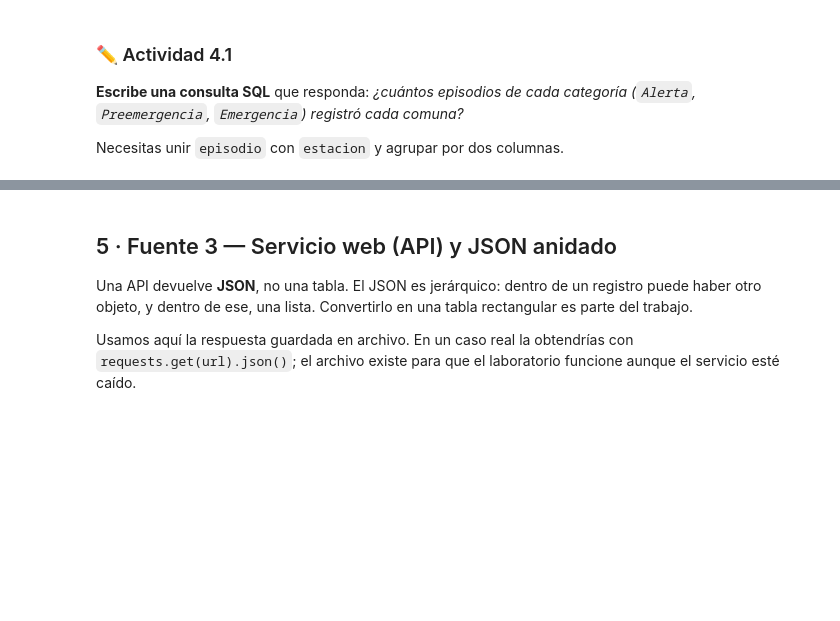
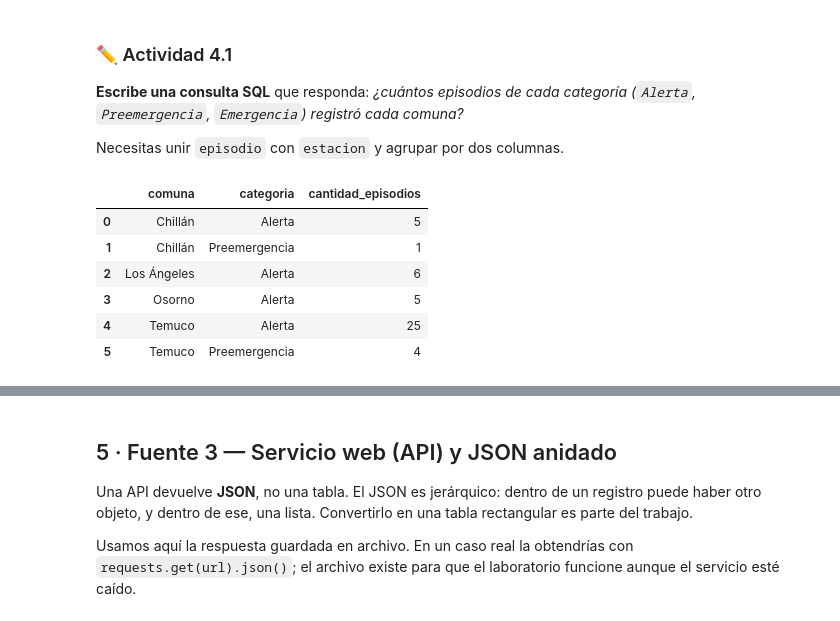
Before and after one commit to rgonzalezp-ucsc/Ciencia-de-Datos_UCSC_Rodrigo_G, a Jupyter notebook: 2_S1_Notebook_Base_CDD_GONZALEZ_RODRIGO.ipynb, the cells around one changed output, grey strips where cells are left out. Saved outputs shown, nothing was run; the diff lists cells and outputs as text; code cells hidden in the pictures; blank space fills up the shorter version.

```diff
--- a/2_S1_Notebook_Base_CDD_GONZALEZ_RODRIGO.ipynb
+++ b/2_S1_Notebook_Base_CDD_GONZALEZ_RODRIGO.ipynb
@@ -275,0 +287,27 @@ con.close()
+# %%
+consulta_2 = '''
+SELECT
+    e.comuna,
+    ep.categoria,
+    COUNT(*) AS cantidad_episodios
+FROM episodio AS ep
+INNER JOIN estacion AS e
+    ON ep.estacion_id = e.estacion_id
+GROUP BY
+    e.comuna,
+    ep.categoria
+ORDER BY
+    e.comuna,
+    ep.categoria;
+'''
+
+df = pd.read_sql_query(consulta_2, con)
+display(df)
+# %% [output]
+|  | comuna | categoria | cantidad_episodios |
+| 0 | Chillán | Alerta | 5 |
+| 1 | Chillán | Preemergencia | 1 |
+| 2 | Los Ángeles | Alerta | 6 |
+| 3 | Osorno | Alerta | 5 |
+| 4 | Temuco | Alerta | 25 |
+| 5 | Temuco | Preemergencia | 4 |
```
Also changed, not shown: parts of 10 cells of this notebook.
